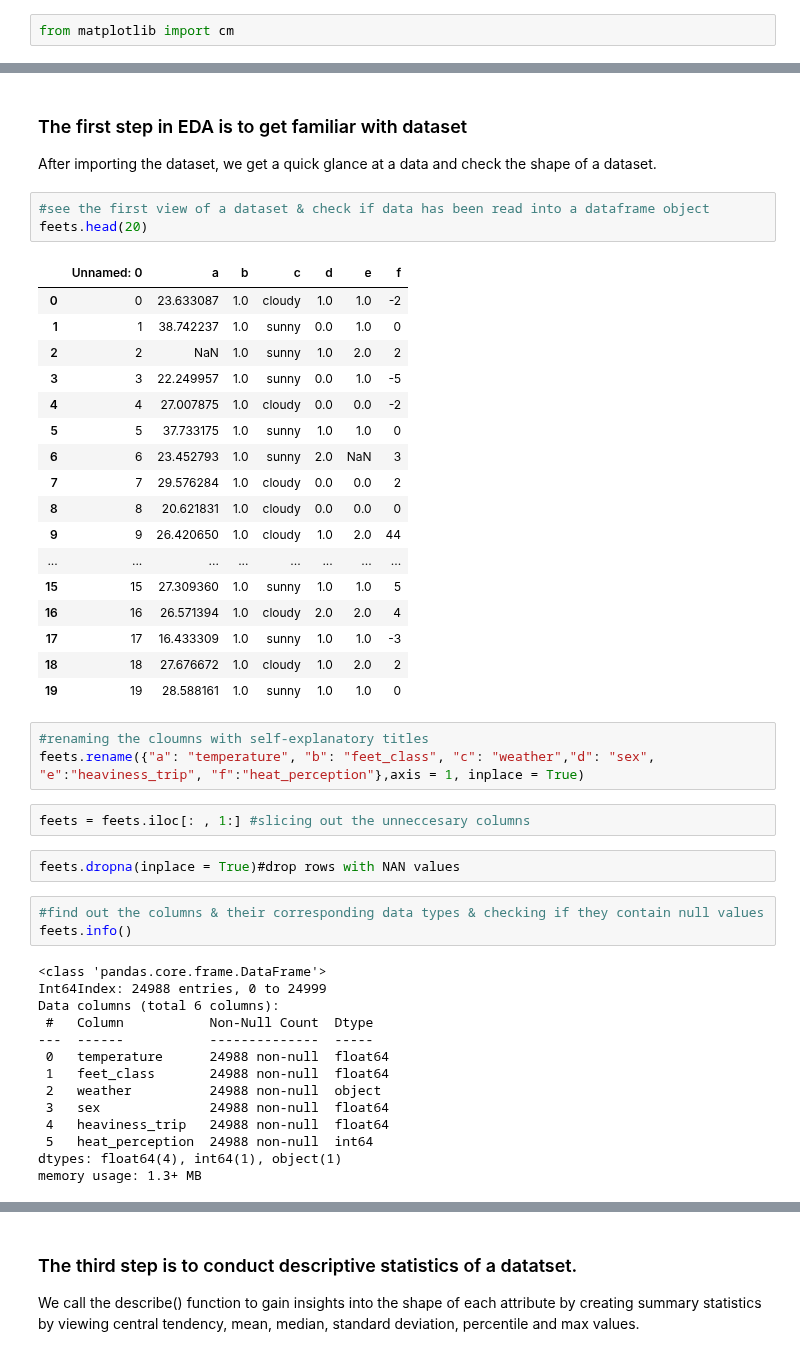
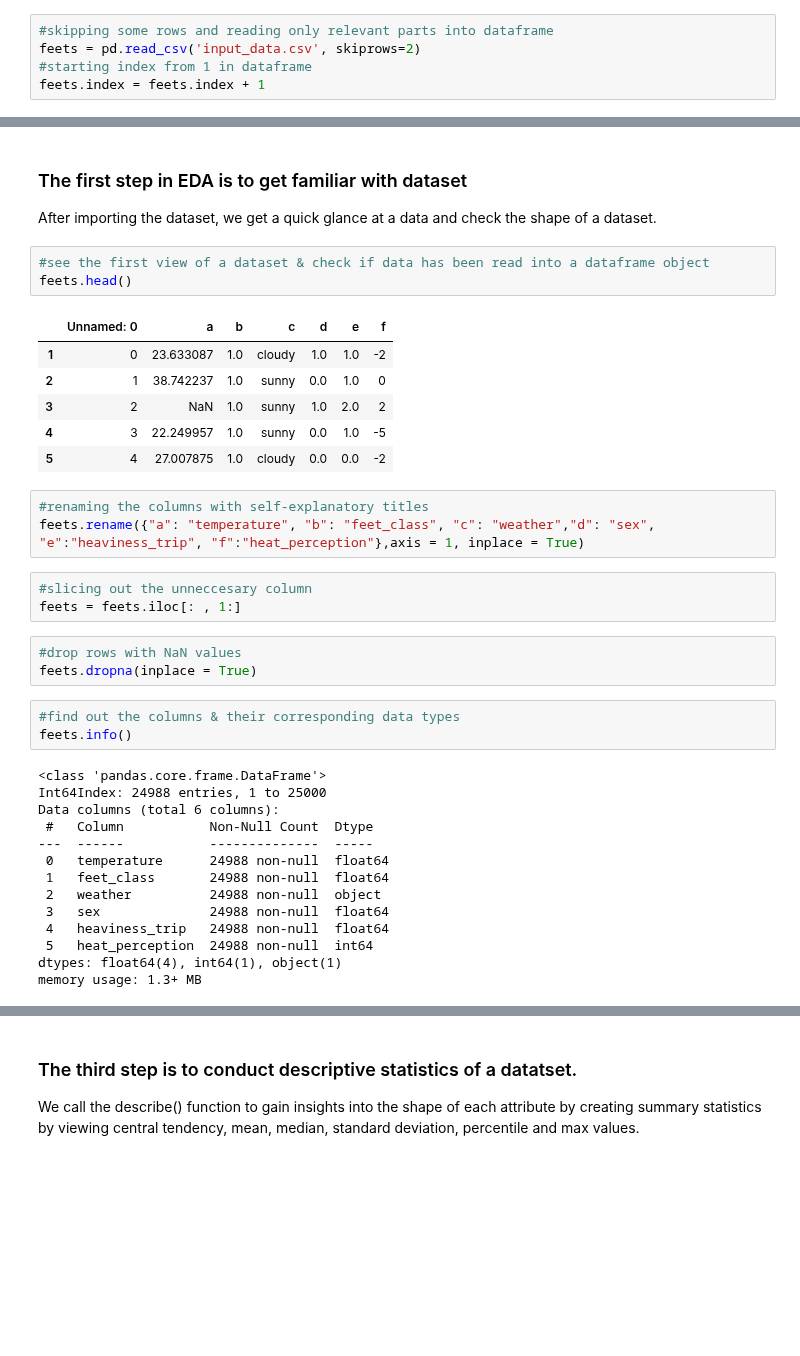
Before and after one commit to TechLabs-Berlin/wt21-commfy, a Jupyter notebook: multiclass_classification_feet.ipynb, the cells around one changed output, grey strips where cells are left out. Cells and saved outputs as stored; diff of their text form; blank space fills up the shorter version.

Commit message:
changed the floating points into int and changed the indexing from 0 to 1

```diff
--- a/multiclass_classification_feet.ipynb
+++ b/multiclass_classification_feet.ipynb
@@ -27,5 +28,8 @@ feets = pd.read_csv('input_data.csv', skiprows=2) #provide the path to the data
 # %%
-from matplotlib import cm
+#skipping some rows and reading only relevant parts into dataframe
+feets = pd.read_csv('input_data.csv', skiprows=2)
+#starting index from 1 in dataframe
+feets.index = feets.index + 1
 # %% [markdown]
 ## 2. Exploratory data analysis (EDA) and data cleaning
 In this section, it is essential to conduct the initial investigations on data to discover the patterns, identify outliers and spot noises with the help of summary statistics and graphical representations. The goal of EDA is to summarize the important characteristics of data in order to gain better understanding of the dataset and prepare data for machine learning.
@@ -34,38 +38,29 @@ In this section, it is essential to conduct the initial investigations on data t
 After importing the dataset, we get a quick glance at a data and check the shape of a dataset.
 # %%
 #see the first view of a dataset & check if data has been read into a dataframe object
-feets.head(20)
+feets.head()
 # %% [output]
 |  | Unnamed: 0 | a | b | c | d | e | f |
-| 0 | 0 | 23.633087 | 1.0 | cloudy | 1.0 | 1.0 | -2 |
-| 1 | 1 | 38.742237 | 1.0 | sunny | 0.0 | 1.0 | 0 |
-| 2 | 2 | NaN | 1.0 | sunny | 1.0 | 2.0 | 2 |
-| 3 | 3 | 22.249957 | 1.0 | sunny | 0.0 | 1.0 | -5 |
-| 4 | 4 | 27.007875 | 1.0 | cloudy | 0.0 | 0.0 | -2 |
-| 5 | 5 | 37.733175 | 1.0 | sunny | 1.0 | 1.0 | 0 |
-| 6 | 6 | 23.452793 | 1.0 | sunny | 2.0 | NaN | 3 |
-| 7 | 7 | 29.576284 | 1.0 | cloudy | 0.0 | 0.0 | 2 |
-| 8 | 8 | 20.621831 | 1.0 | cloudy | 0.0 | 0.0 | 0 |
-| 9 | 9 | 26.420650 | 1.0 | cloudy | 1.0 | 2.0 | 44 |
-| ... | ... | ... | ... | ... | ... | ... | ... |
-| 15 | 15 | 27.309360 | 1.0 | sunny | 1.0 | 1.0 | 5 |
-| 16 | 16 | 26.571394 | 1.0 | cloudy | 2.0 | 2.0 | 4 |
-| 17 | 17 | 16.433309 | 1.0 | sunny | 1.0 | 1.0 | -3 |
-| 18 | 18 | 27.676672 | 1.0 | cloudy | 1.0 | 2.0 | 2 |
-| 19 | 19 | 28.588161 | 1.0 | sunny | 1.0 | 1.0 | 0 |
+| 1 | 0 | 23.633087 | 1.0 | cloudy | 1.0 | 1.0 | -2 |
+| 2 | 1 | 38.742237 | 1.0 | sunny | 0.0 | 1.0 | 0 |
+| 3 | 2 | NaN | 1.0 | sunny | 1.0 | 2.0 | 2 |
+| 4 | 3 | 22.249957 | 1.0 | sunny | 0.0 | 1.0 | -5 |
+| 5 | 4 | 27.007875 | 1.0 | cloudy | 0.0 | 0.0 | -2 |
 # %%
-#renaming the cloumns with self-explanatory titles
+#renaming the columns with self-explanatory titles
 feets.rename({"a": "temperature", "b": "feet_class", "c": "weather","d": "sex", "e":"heaviness_trip", "f":"heat_perception"},axis = 1, inplace = True)
 # %%
-feets = feets.iloc[: , 1:] #slicing out the unneccesary columns
+#slicing out the unneccesary column
+feets = feets.iloc[: , 1:]
 # %%
-feets.dropna(inplace = True)#drop rows with NAN values
+#drop rows with NaN values
+feets.dropna(inplace = True)
 # %%
-#find out the columns & their corresponding data types & checking if they contain null values
+#find out the columns & their corresponding data types
 feets.info()
 # %% [output]
 <class 'pandas.core.frame.DataFrame'>
-Int64Index: 24988 entries, 0 to 24999
+Int64Index: 24988 entries, 1 to 25000
 Data columns (total 6 columns):
  #   Column           Non-Null Count  Dtype
 ---  ------           --------------  -----
```
Also changed, not shown: parts of 17 cells of this notebook.
